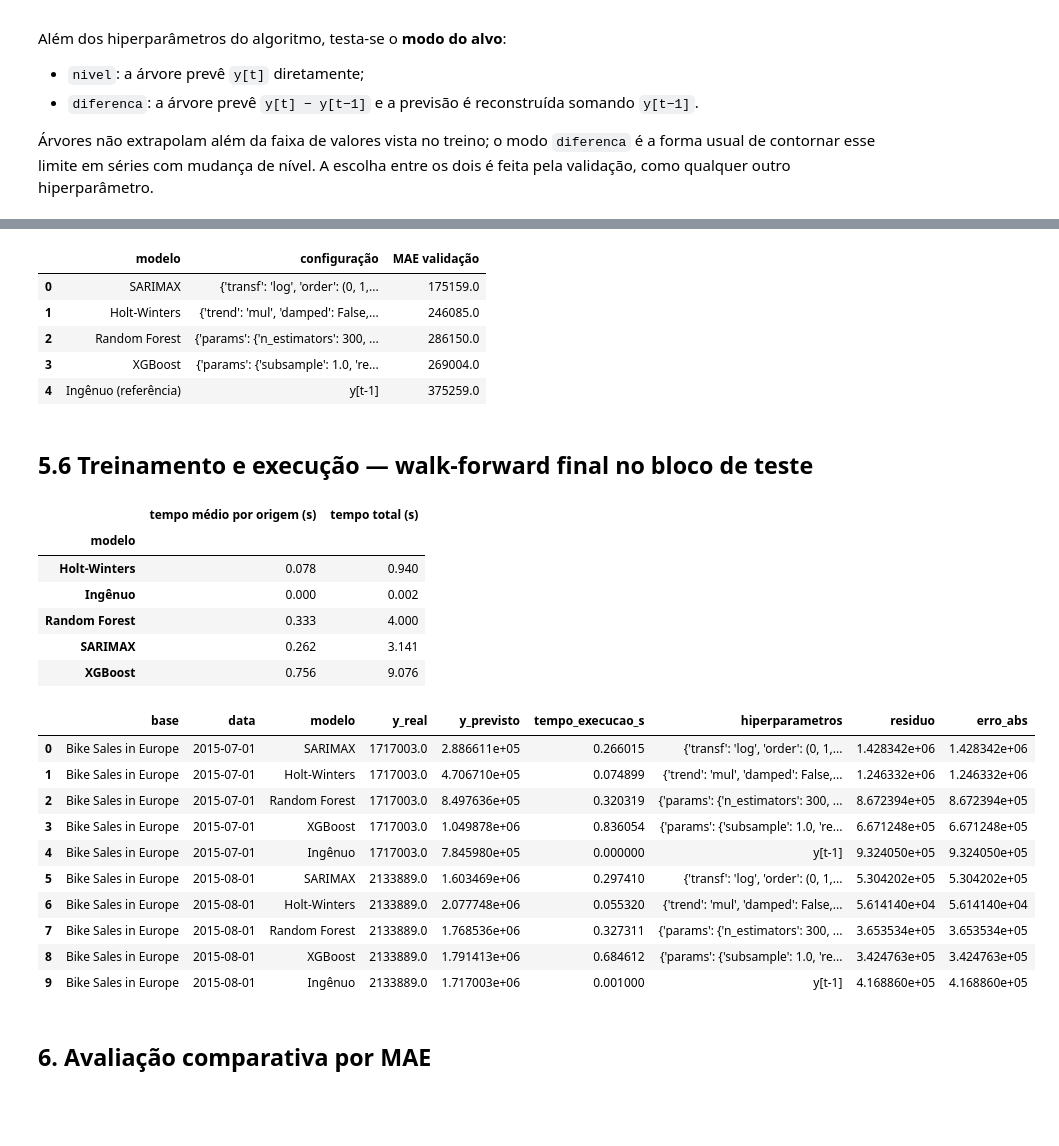
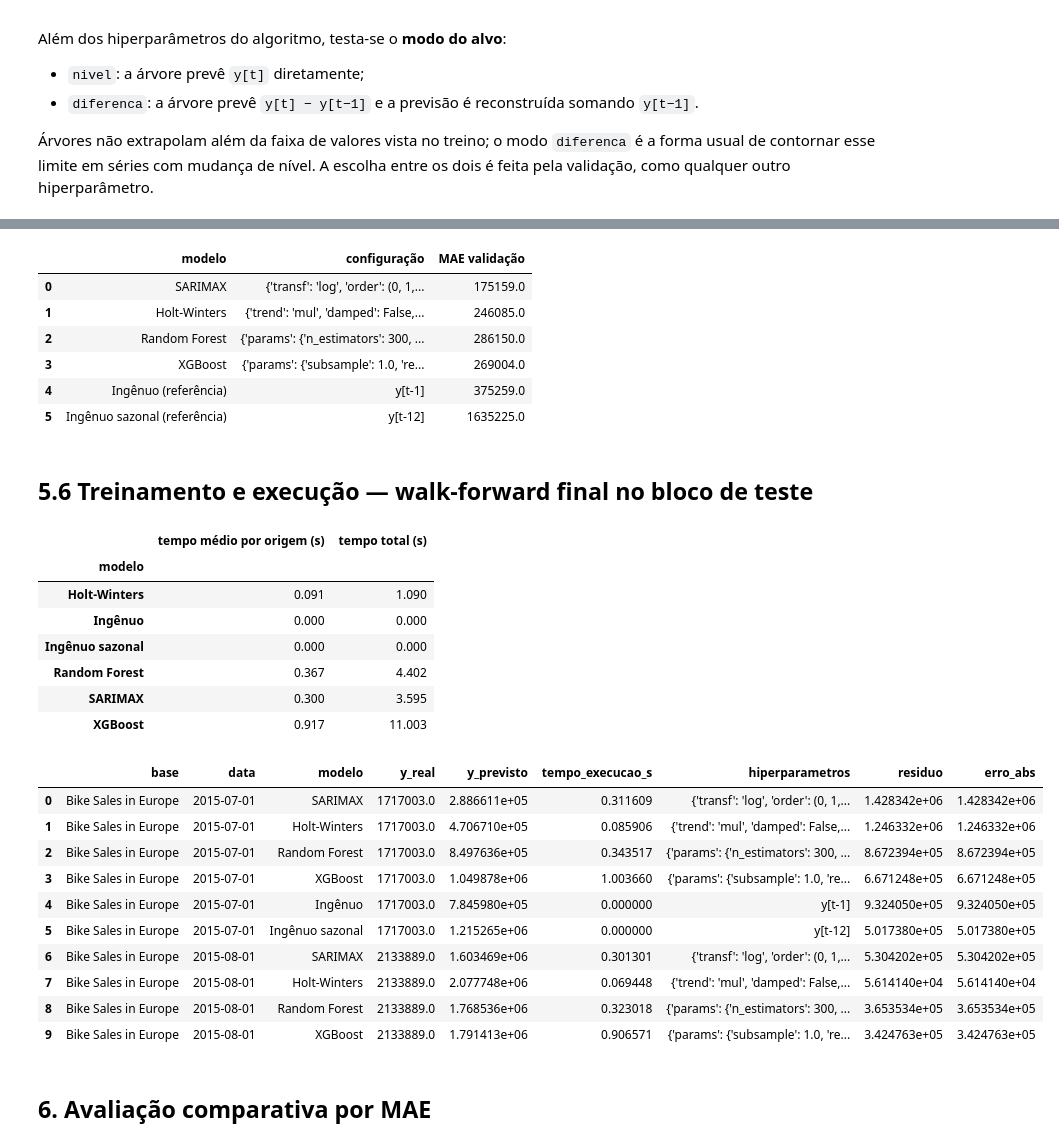
Before and after one commit to KarinaShimoiizaka/Modelagem-Comparativa-de-Series-Temporais, a Jupyter notebook: bicicletas/Grupo1_Bike_Sales_Series_Temporais_corrigido.ipynb, the cells around one changed output, grey strips where cells are left out. Drawn from its saved outputs; the diff is of its cells as text; code cells hidden in the pictures; blank space fills up the shorter version.

```diff
--- a/bicicletas/Grupo1_Bike_Sales_Series_Temporais_corrigido.ipynb
+++ b/bicicletas/Grupo1_Bike_Sales_Series_Temporais_corrigido.ipynb
@@ -525,7 +502,13 @@ def mae_walk_forward(prever, origens):
 def prever_ingenuo(t):
     return Y[t - 1]
 
+M_SAZONAL = 12   # ciclo anual de uma série mensal
+
+def prever_ingenuo_sazonal(t):
+    return Y[t - M_SAZONAL]   # mesmo mês do ano anterior
+
 print(f"\nReferência ingênua (y[t-1]) — MAE validação: {mae_walk_forward(prever_ingenuo, ORIGENS_VAL) * ESCALA:,.0f}")
+print(f"Referência ingênua sazonal (y[t-{M_SAZONAL}]) — MAE validação: {mae_walk_forward(prever_ingenuo_sazonal, ORIGENS_VAL) * ESCALA:,.0f}")
 # %% [output]
 Treino inicial: 2011-01-01 a 2013-12-01 (36 meses)
 Validação (12 origens): 2014-01, 2014-02, 2014-03, 2014-04, 2014-05, 2014-06, 2015-01, 2015-02, 2015-03, 2015-04, 2015-05, 2015-06
@@ -919,6 +903,8 @@ resumo_hp = pd.DataFrame([
     {"modelo": "XGBoost", "configuração": str(MELHOR_XGB), "MAE validação": busca_xgb["mae_val"].iloc[0] * ESCALA},
     {"modelo": "Ingênuo (referência)", "configuração": "y[t-1]",
      "MAE validação": mae_walk_forward(prever_ingenuo, ORIGENS_VAL) * ESCALA},
+    {"modelo": "Ingênuo sazonal (referência)", "configuração": f"y[t-{M_SAZONAL}]",
+     "MAE validação": mae_walk_forward(prever_ingenuo_sazonal, ORIGENS_VAL) * ESCALA},
 ])
 pd.set_option("display.max_colwidth", 200)
 display(resumo_hp.round(0))
@@ -930,54 +916,57 @@ resumo_hp.to_csv("bike_sales_hiperparametros_selecionados.csv", index=False)
 | 2 | Random Forest | {'params': {'n_estimators': 300, ... | 286150.0 |
 | 3 | XGBoost | {'params': {'subsample': 1.0, 're... | 269004.0 |
 | 4 | Ingênuo (referência) | y[t-1] | 375259.0 |
+| 5 | Ingênuo sazonal (referência) | y[t-12] | 1635225.0 |
 # %% [markdown]
 ## 5.6 Treinamento e execução — walk-forward final no bloco de teste
 # %%
 # 11. Walk-forward final (hiperparâmetros fixos) — registra previsão, resíduo e tempo de cada combinação
 PREVISORES = {
     "SARIMAX": (lambda t: prever_sarimax(t, MELHOR_SARIMAX), str(MELHOR_SARIMAX)),
     "Holt-Winters": (lambda t: prever_hw(t, MELHOR_HW), str(MELHOR_HW)),
     "Random Forest": (lambda t: prever_arvore(t, lambda: fabrica_rf(MELHOR_RF["params"]), MELHOR_RF["modo"]), str(MELHOR_RF)),
     "XGBoost": (lambda t: prever_arvore(t, lambda: fabrica_xgb(MELHOR_XGB["params"]), MELHOR_XGB["modo"]), str(MELHOR_XGB)),
     "Ingênuo": (prever_ingenuo, "y[t-1]"),
+    "Ingênuo sazonal": (prever_ingenuo_sazonal, f"y[t-{M_SAZONAL}]"),
 }
 
 registro = []
 for t in ORIGENS_TESTE:
     for nome, (prever, params) in PREVISORES.items():
         t0 = time.time()
         pred = prever(t)   # sem try/except: uma falha aqui deve interromper a execução, não ser mascarada
         registro.append({"base": BASE_NOME, "data": idx[t], "modelo": nome,
                          "y_real": Y[t] * ESCALA, "y_previsto": pred * ESCALA,
                          "tempo_execucao_s": time.time() - t0, "hiperparametros": params})
 
 resultados = pd.DataFrame(registro)
 resultados["residuo"] = resultados["y_real"] - resultados["y_previsto"]
 resultados["erro_abs"] = resultados["residuo"].abs()
 resultados.to_csv("bike_sales_resultados_walk_forward.csv", index=False)
 
 display(resultados.groupby("modelo")["tempo_execucao_s"].agg(["mean", "sum"]).round(3)
         .rename(columns={"mean": "tempo médio por origem (s)", "sum": "tempo total (s)"}))
 resultados.head(10)
 # %% [output]
 |  | tempo médio por origem (s) | tempo total (s) |
 | modelo |  |  |
-| Holt-Winters | 0.078 | 0.940 |
-| Ingênuo | 0.000 | 0.002 |
-| Random Forest | 0.333 | 4.000 |
-| SARIMAX | 0.262 | 3.141 |
-| XGBoost | 0.756 | 9.076 |
+| Holt-Winters | 0.091 | 1.090 |
+| Ingênuo | 0.000 | 0.000 |
+| Ingênuo sazonal | 0.000 | 0.000 |
+| Random Forest | 0.367 | 4.402 |
+| SARIMAX | 0.300 | 3.595 |
+| XGBoost | 0.917 | 11.003 |
 |  | base | data | modelo | y_real | y_previsto | tempo_execucao_s | hiperparametros | residuo | erro_abs |
-| 0 | Bike Sales in Europe | 2015-07-01 | SARIMAX | 1717003.0 | 2.886611e+05 | 0.266015 | {'transf': 'log', 'order': (0, 1,... | 1.428342e+06 | 1.428342e+06 |
-| 1 | Bike Sales in Europe | 2015-07-01 | Holt-Winters | 1717003.0 | 4.706710e+05 | 0.074899 | {'trend': 'mul', 'damped': False,... | 1.246332e+06 | 1.246332e+06 |
-| 2 | Bike Sales in Europe | 2015-07-01 | Random Forest | 1717003.0 | 8.497636e+05 | 0.320319 | {'params': {'n_estimators': 300, ... | 8.672394e+05 | 8.672394e+05 |
-| 3 | Bike Sales in Europe | 2015-07-01 | XGBoost | 1717003.0 | 1.049878e+06 | 0.836054 | {'params': {'subsample': 1.0, 're... | 6.671248e+05 | 6.671248e+05 |
+| 0 | Bike Sales in Europe | 2015-07-01 | SARIMAX | 1717003.0 | 2.886611e+05 | 0.311609 | {'transf': 'log', 'order': (0, 1,... | 1.428342e+06 | 1.428342e+06 |
+| 1 | Bike Sales in Europe | 2015-07-01 | Holt-Winters | 1717003.0 | 4.706710e+05 | 0.085906 | {'trend': 'mul', 'damped': False,... | 1.246332e+06 | 1.246332e+06 |
+| 2 | Bike Sales in Europe | 2015-07-01 | Random Forest | 1717003.0 | 8.497636e+05 | 0.343517 | {'params': {'n_estimators': 300, ... | 8.672394e+05 | 8.672394e+05 |
+| 3 | Bike Sales in Europe | 2015-07-01 | XGBoost | 1717003.0 | 1.049878e+06 | 1.003660 | {'params': {'subsample': 1.0, 're... | 6.671248e+05 | 6.671248e+05 |
 | 4 | Bike Sales in Europe | 2015-07-01 | Ingênuo | 1717003.0 | 7.845980e+05 | 0.000000 | y[t-1] | 9.324050e+05 | 9.324050e+05 |
-| 5 | Bike Sales in Europe | 2015-08-01 | SARIMAX | 2133889.0 | 1.603469e+06 | 0.297410 | {'transf': 'log', 'order': (0, 1,... | 5.304202e+05 | 5.304202e+05 |
-| 6 | Bike Sales in Europe | 2015-08-01 | Holt-Winters | 2133889.0 | 2.077748e+06 | 0.055320 | {'trend': 'mul', 'damped': False,... | 5.614140e+04 | 5.614140e+04 |
-| 7 | Bike Sales in Europe | 2015-08-01 | Random Forest | 2133889.0 | 1.768536e+06 | 0.327311 | {'params': {'n_estimators': 300, ... | 3.653534e+05 | 3.653534e+05 |
-| 8 | Bike Sales in Europe | 2015-08-01 | XGBoost | 2133889.0 | 1.791413e+06 | 0.684612 | {'params': {'subsample': 1.0, 're... | 3.424763e+05 | 3.424763e+05 |
-| 9 | Bike Sales in Europe | 2015-08-01 | Ingênuo | 2133889.0 | 1.717003e+06 | 0.001000 | y[t-1] | 4.168860e+05 | 4.168860e+05 |
+| 5 | Bike Sales in Europe | 2015-07-01 | Ingênuo sazonal | 1717003.0 | 1.215265e+06 | 0.000000 | y[t-12] | 5.017380e+05 | 5.017380e+05 |
+| 6 | Bike Sales in Europe | 2015-08-01 | SARIMAX | 2133889.0 | 1.603469e+06 | 0.301301 | {'transf': 'log', 'order': (0, 1,... | 5.304202e+05 | 5.304202e+05 |
+| 7 | Bike Sales in Europe | 2015-08-01 | Holt-Winters | 2133889.0 | 2.077748e+06 | 0.069448 | {'trend': 'mul', 'damped': False,... | 5.614140e+04 | 5.614140e+04 |
+| 8 | Bike Sales in Europe | 2015-08-01 | Random Forest | 2133889.0 | 1.768536e+06 | 0.323018 | {'params': {'n_estimators': 300, ... | 3.653534e+05 | 3.653534e+05 |
+| 9 | Bike Sales in Europe | 2015-08-01 | XGBoost | 2133889.0 | 1.791413e+06 | 0.906571 | {'params': {'subsample': 1.0, 're... | 3.424763e+05 | 3.424763e+05 |
 # %% [markdown]
 ## 6. Avaliação comparativa por MAE
 # %%
```
Also changed, not shown: parts of 15 cells of this notebook, 18 other files.
